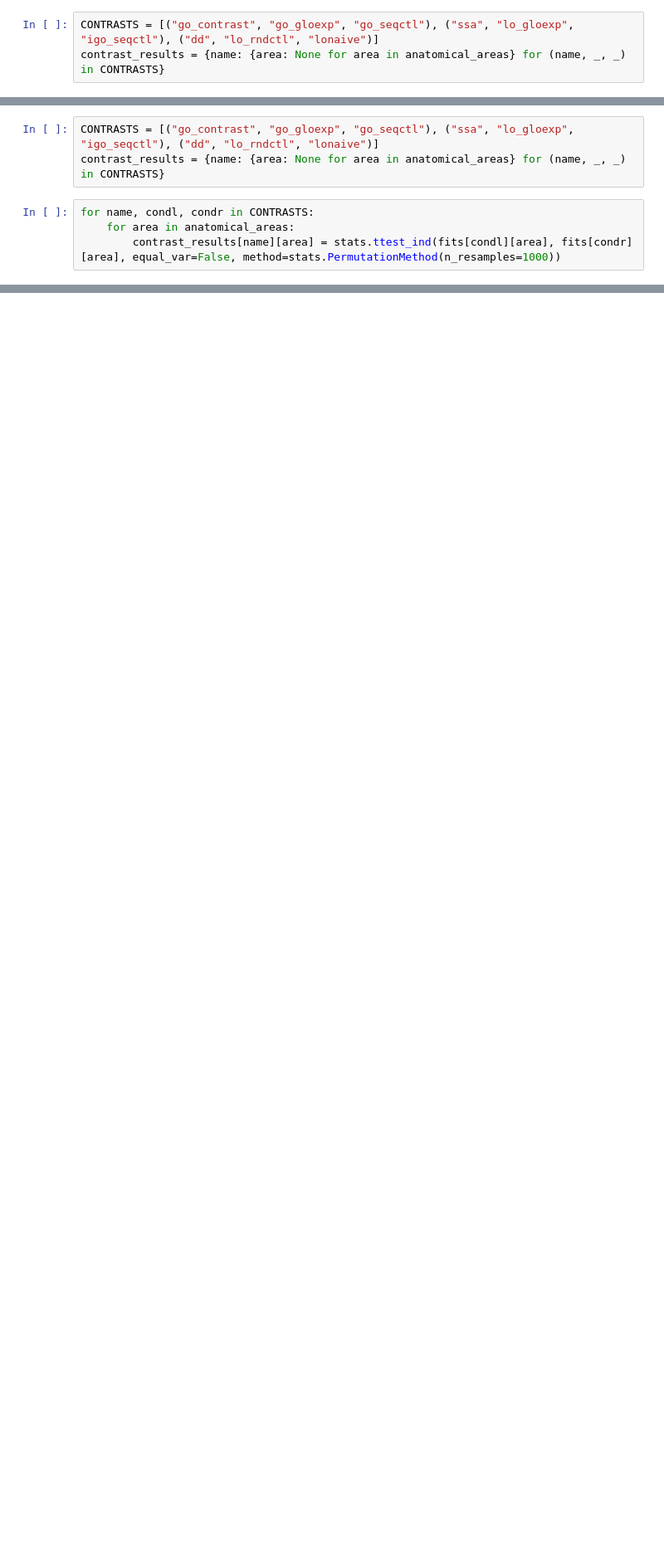
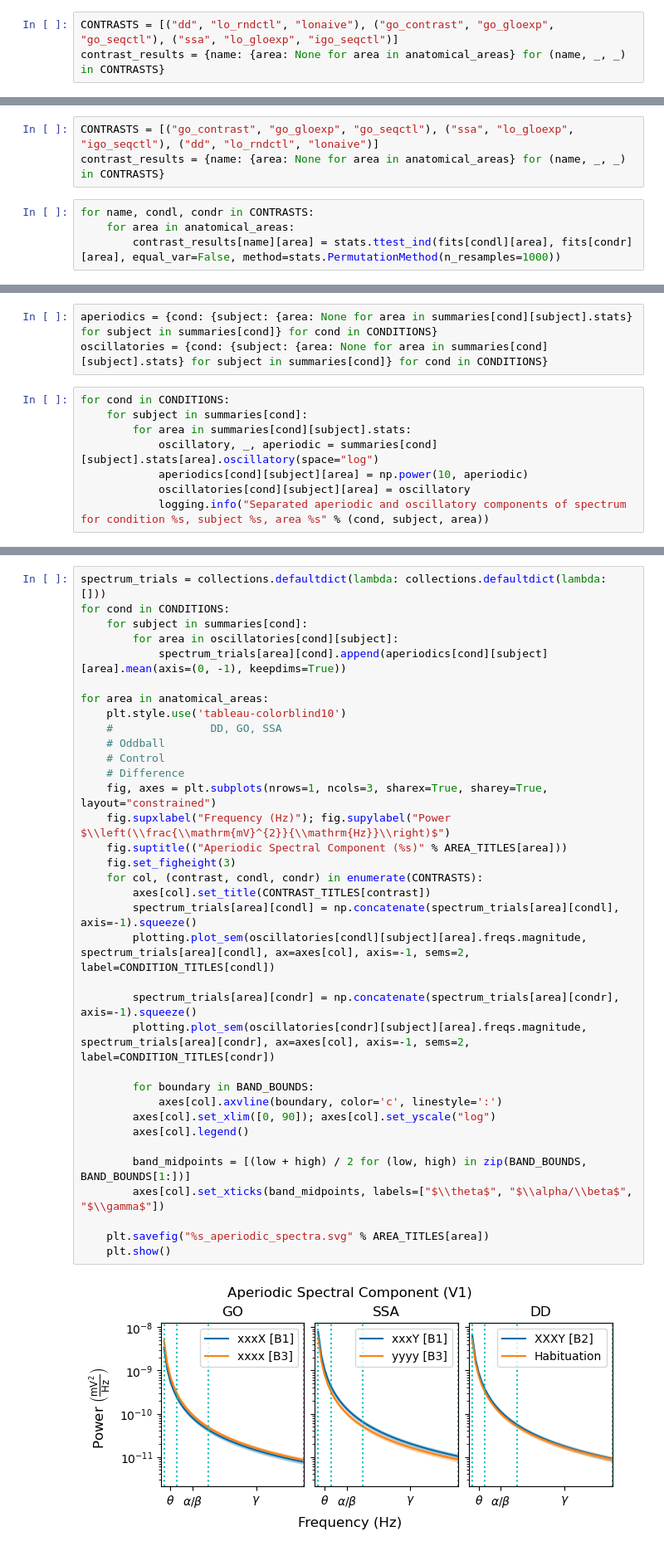
Before and after one commit to BastosLab/epych, a Jupyter notebook: notebooks/passiveglo/aligned_subject_spectra.ipynb, the cells around one changed output, grey strips where cells are left out. Shown at 83% size. Cells and saved outputs as stored; diff of their text form; blank space fills up the shorter version.

Commit message:
notebooks.passiveglo.aligned_subject_spectra: aperiodic, oscillatory spectra
Signed-off-by: Eli Sennesh <eli.sennesh@vanderbilt.edu>

```diff
--- a/notebooks/passiveglo/aligned_subject_spectra.ipynb
+++ b/notebooks/passiveglo/aligned_subject_spectra.ipynb
@@ -123,7 +125,7 @@ for cond in CONDITIONS:
     for area in anatomical_areas:
         aperiodic_params[cond][area] = np.stack(aperiodic_params[cond][area], axis=0).squeeze()
 # %%
-CONTRASTS = [("go_contrast", "go_gloexp", "go_seqctl"), ("ssa", "lo_gloexp", "igo_seqctl"), ("dd", "lo_rndctl", "lonaive")]
+CONTRASTS = [("dd", "lo_rndctl", "lonaive"), ("go_contrast", "go_gloexp", "go_seqctl"), ("ssa", "lo_gloexp", "igo_seqctl")]
 contrast_results = {name: {area: None for area in anatomical_areas} for (name, _, _) in CONTRASTS}
 # %%
 for name, condl, condr in CONTRASTS:
@@ -223,3 +225,14 @@ INFO:root:t-test results for go_contrast contrast in area VISp: TtestResult(stat
        25.9899, 25.9895, 25.9891, 25.9887, 25.9883, 25.9879, 25.9875, 25.9872,
        25.9868, 25.9865, 25.9862, 25.9859, 25.9856, 25.9851, 25.9833, 25.981 ,
        25.9809, 25.9806, 25.9832]))
+# %%
+aperiodics = {cond: {subject: {area: None for area in summaries[cond][subject].stats} for subject in summaries[cond]} for cond in CONDITIONS}
+oscillatories = {cond: {subject: {area: None for area in summaries[cond][subject].stats} for subject in summaries[cond]} for cond in CONDITIONS}
+# %%
+for cond in CONDITIONS:
+    for subject in summaries[cond]:
+        for area in summaries[cond][subject].stats:
+            oscillatory, _, aperiodic = summaries[cond][subject].stats[area].oscillatory(space="log")
+            aperiodics[cond][subject][area] = np.power(10, aperiodic)
+            oscillatories[cond][subject][area] = oscillatory
+            logging.info("Separated aperiodic and oscillatory components of spectrum for condition %s, subject %s, area %s" % (cond, subject, area))
@@ -225,0 +285,37 @@ INFO:root:t-test results for go_contrast contrast in area VISp: TtestResult(stat
+# %%
+spectrum_trials = collections.defaultdict(lambda: collections.defaultdict(lambda: []))
+for cond in CONDITIONS:
+    for subject in summaries[cond]:
+        for area in oscillatories[cond][subject]:
+            spectrum_trials[area][cond].append(aperiodics[cond][subject][area].mean(axis=(0, -1), keepdims=True))
+
+for area in anatomical_areas:
+    plt.style.use('tableau-colorblind10')
+    #               DD, GO, SSA
+    # Oddball
+    # Control
+    # Difference
+    fig, axes = plt.subplots(nrows=1, ncols=3, sharex=True, sharey=True, layout="constrained")
+    fig.supxlabel("Frequency (Hz)"); fig.supylabel("Power $\\left(\\frac{\\mathrm{mV}^{2}}{\\mathrm{Hz}}\\right)$")
+    fig.suptitle(("Aperiodic Spectral Component (%s)" % AREA_TITLES[area]))
+    fig.set_figheight(3)
+    for col, (contrast, condl, condr) in enumerate(CONTRASTS):
+        axes[col].set_title(CONTRAST_TITLES[contrast])
+        spectrum_trials[area][condl] = np.concatenate(spectrum_trials[area][condl], axis=-1).squeeze()
+        plotting.plot_sem(oscillatories[condl][subject][area].freqs.magnitude, spectrum_trials[area][condl], ax=axes[col], axis=-1, sems=2, label=CONDITION_TITLES[condl])
+
+        spectrum_trials[area][condr] = np.concatenate(spectrum_trials[area][condr], axis=-1).squeeze()
+        plotting.plot_sem(oscillatories[condr][subject][area].freqs.magnitude, spectrum_trials[area][condr], ax=axes[col], axis=-1, sems=2, label=CONDITION_TITLES[condr])
+
+        for boundary in BAND_BOUNDS:
+            axes[col].axvline(boundary, color='c', linestyle=':')
+        axes[col].set_xlim([0, 90]); axes[col].set_yscale("log")
+        axes[col].legend()
+
+        band_midpoints = [(low + high) / 2 for (low, high) in zip(BAND_BOUNDS, BAND_BOUNDS[1:])]
+        axes[col].set_xticks(band_midpoints, labels=["$\\theta$", "$\\alpha/\\beta$", "$\\gamma$"])
+
+    plt.savefig("%s_aperiodic_spectra.svg" % AREA_TITLES[area])
+    plt.show()
+# %% [output]
+[figure, added]
```
Also changed, not shown: parts of 9 cells of this notebook.
